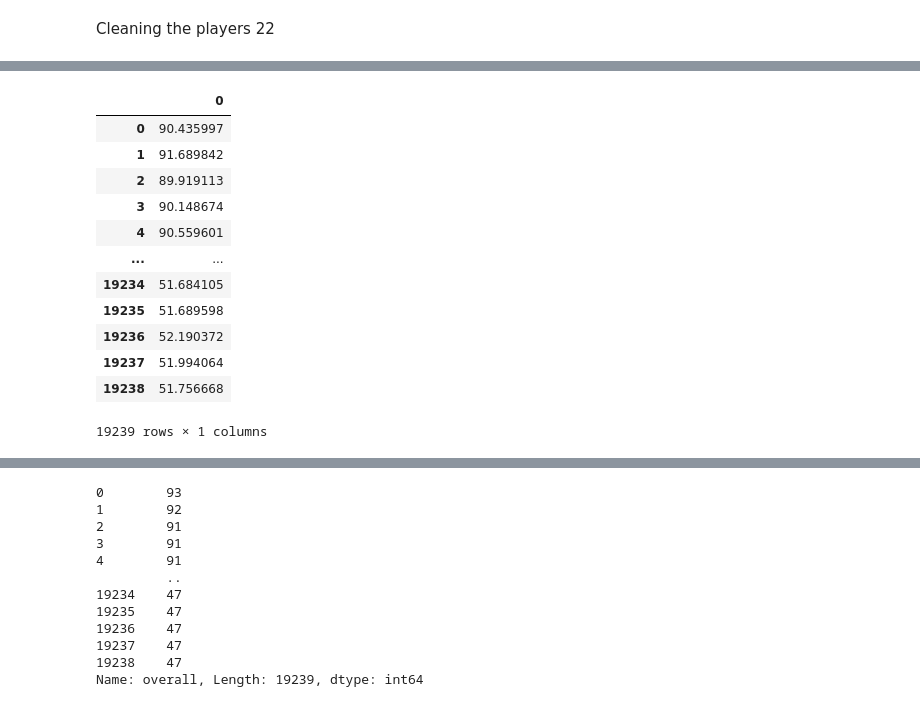
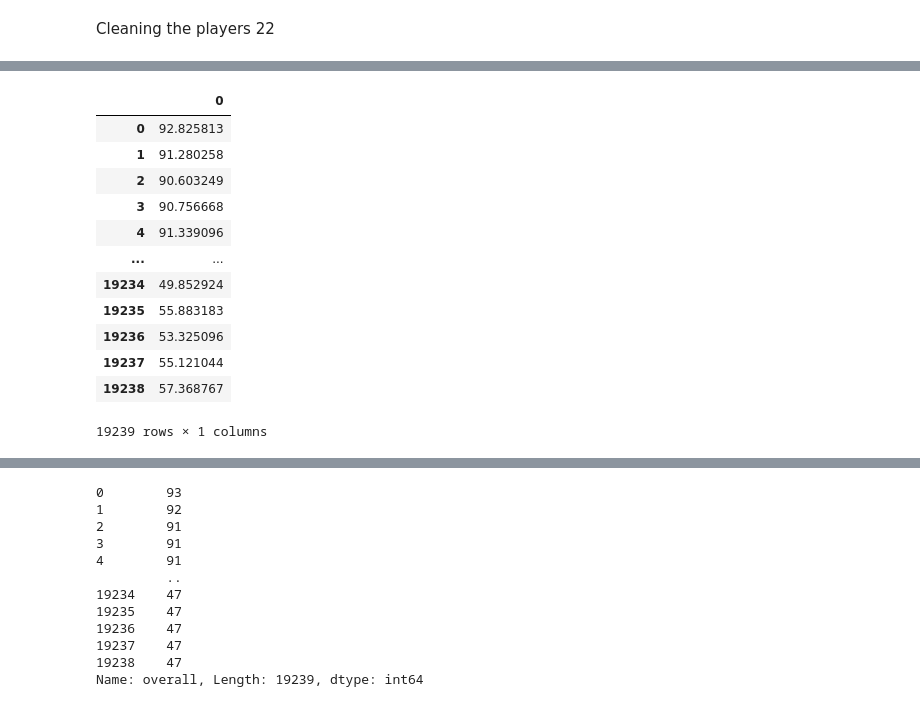
Before and after one commit to Nhyira-EM/EmmanuelNhyiraFreduahAgyemang._SportsPrediction, a Jupyter notebook: EmmanuelNhyira_SportsPrediction.ipynb, the cells around one changed output, grey strips where cells are left out. Cells and saved outputs as stored; diff of their text form; code cells hidden in the pictures.

```diff
--- a/EmmanuelNhyira_SportsPrediction.ipynb
+++ b/EmmanuelNhyira_SportsPrediction.ipynb
@@ -698,20 +739,20 @@ new_data_predgb
 19239 rows × 1 columns
 # %%
-new_data_predxgb = pd.DataFrame(final_xgb_model.predict(scaled_feat))
+new_data_predxgb = pd.DataFrame(final_xgb.predict(scaled_feat))
 new_data_predxgb
 # %% [output]
 |  | 0 |
-| 0 | 90.435997 |
-| 1 | 91.689842 |
-| 2 | 89.919113 |
-| 3 | 90.148674 |
-| 4 | 90.559601 |
+| 0 | 92.825813 |
+| 1 | 91.280258 |
+| 2 | 90.603249 |
+| 3 | 90.756668 |
+| 4 | 91.339096 |
 | ... | ... |
-| 19234 | 51.684105 |
-| 19235 | 51.689598 |
-| 19236 | 52.190372 |
-| 19237 | 51.994064 |
-| 19238 | 51.756668 |
+| 19234 | 49.852924 |
+| 19235 | 55.883183 |
+| 19236 | 53.325096 |
+| 19237 | 55.121044 |
+| 19238 | 57.368767 |
 19239 rows × 1 columns
 # %%
 new_data_pred = pd.DataFrame(final_rand_for.predict(scaled_feat))
```
Also changed, not shown: parts of 19 cells of this notebook, 1 other file.
